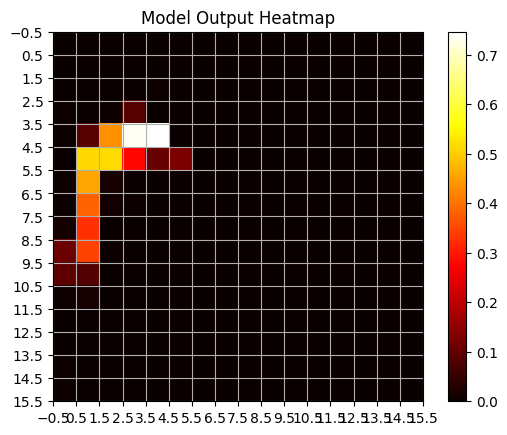
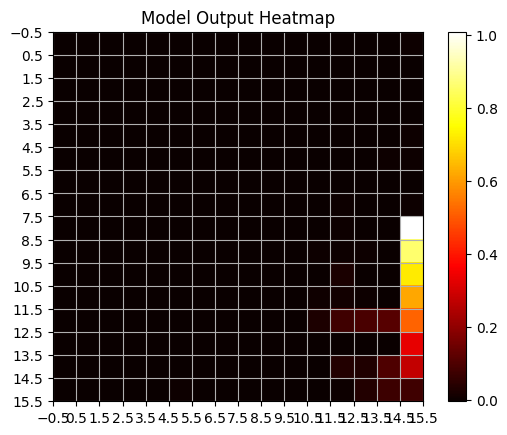
The change to this notebook cell's code, shown as a diff; its figure went from the first image to the second:
--- before
+++ after
@@ -5,5 +5,5 @@
 context_batch = context.repeat(MODEL_RUN, 1, 1, 1)    
 
-samples = generate_flow_heatmap(trained_model, context_batch, inference_steps=20, cfg_scale=1.0, reward_scale=4.0, device=DEVICE)
+samples = generate_flow_heatmap(trained_model, context_batch, inference_steps=20, cfg_scale=1.0, device=DEVICE)
 averaged = samples.mean(dim=0, keepdim=True)       
 

Commit: checkpointing